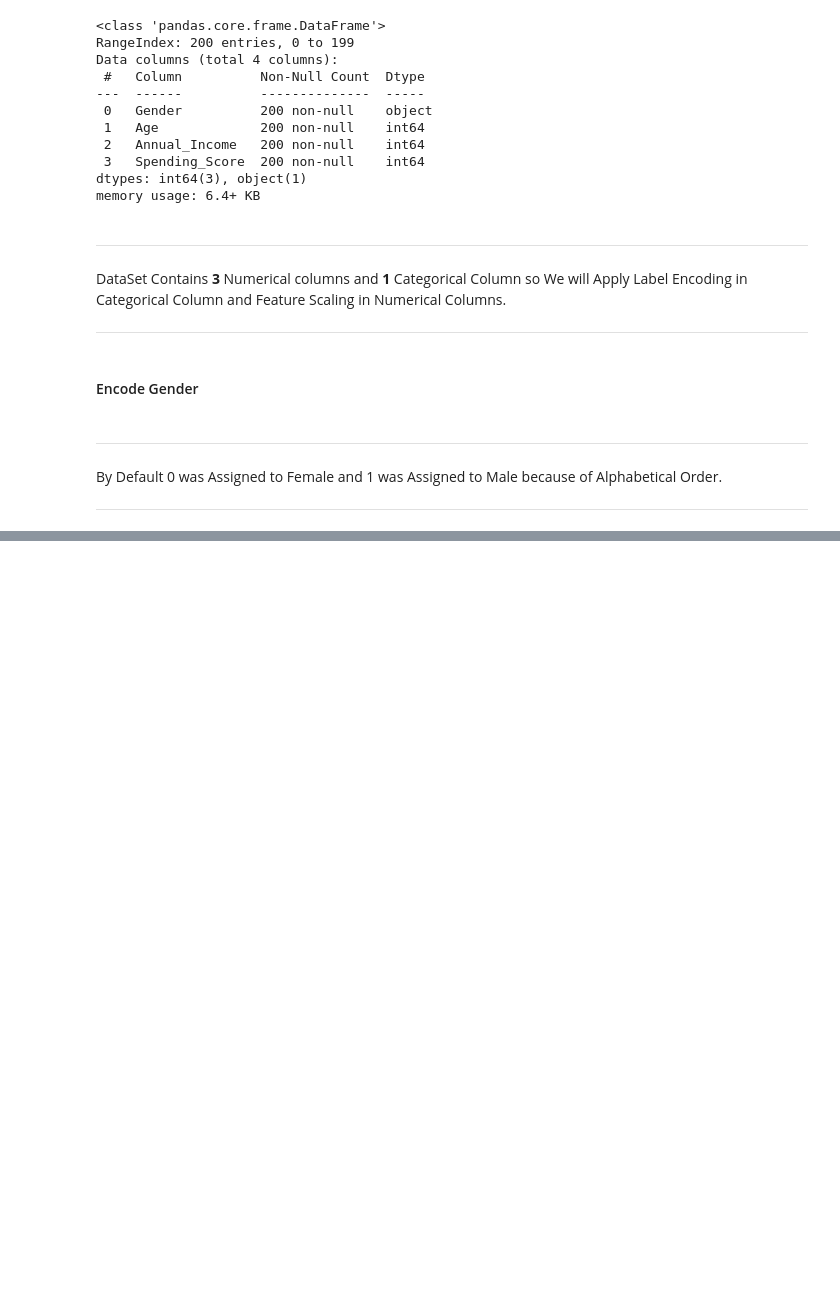
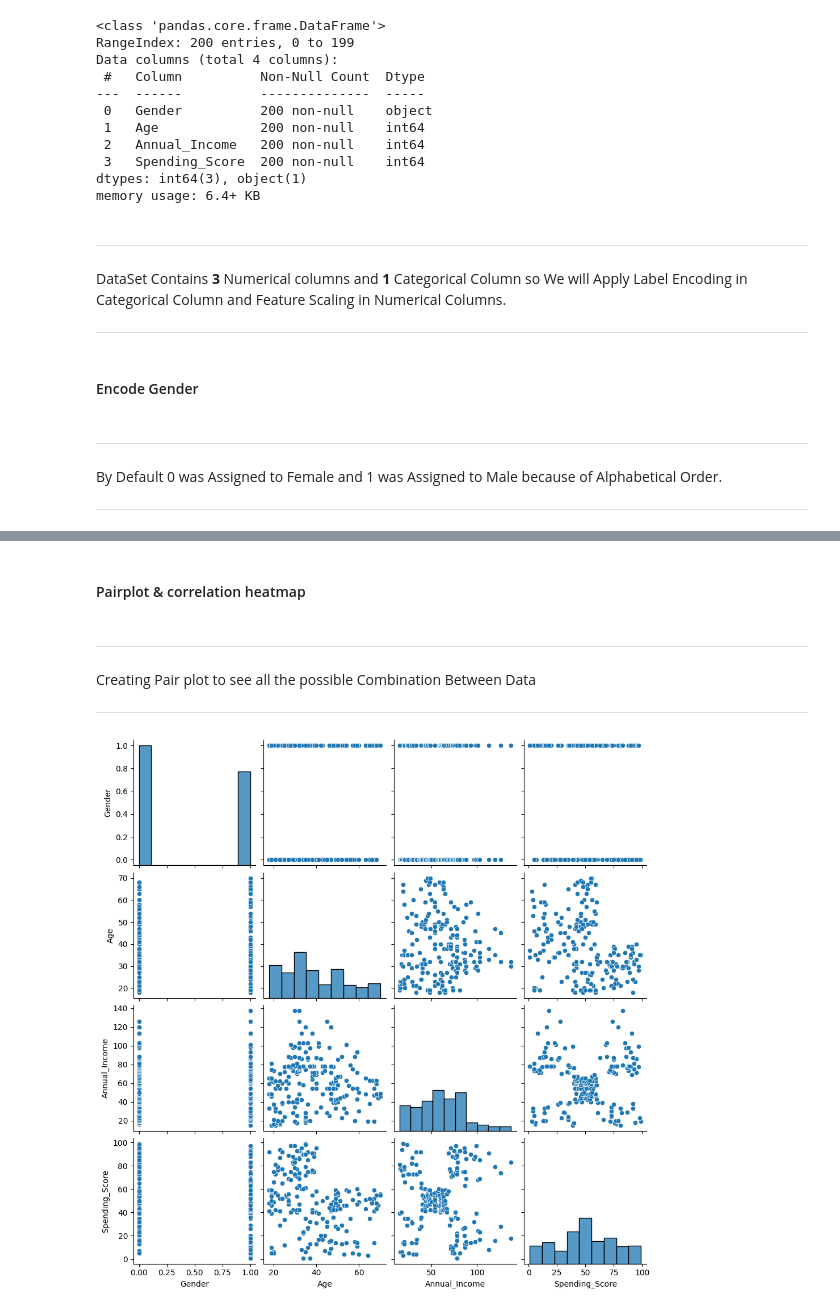
Before and after one commit to Deepvejpara/Mall_Customer_Segmentation, a Jupyter notebook: main.ipynb, the cells around one changed output, grey strips where cells are left out. Saved outputs shown, nothing was run; the diff lists cells and outputs as text; code cells hidden in the pictures; blank space fills up the shorter version.

```diff
--- a/main.ipynb
+++ b/main.ipynb
@@ -75,0 +109,13 @@ By Default 0 was Assigned to Female and 1 was Assigned to Male because of Alphab
+# %% [markdown]
+#### Pairplot & correlation heatmap
+# %% [markdown]
+---
+
+Creating Pair plot to see all the possible Combination Between Data
+
+---
+# %%
+sns.pairplot(df,hue=None)
+plt.show()
+# %% [output]
+[figure, added]
```
Also changed, not shown: parts of 7 cells of this notebook, 1 other file.
